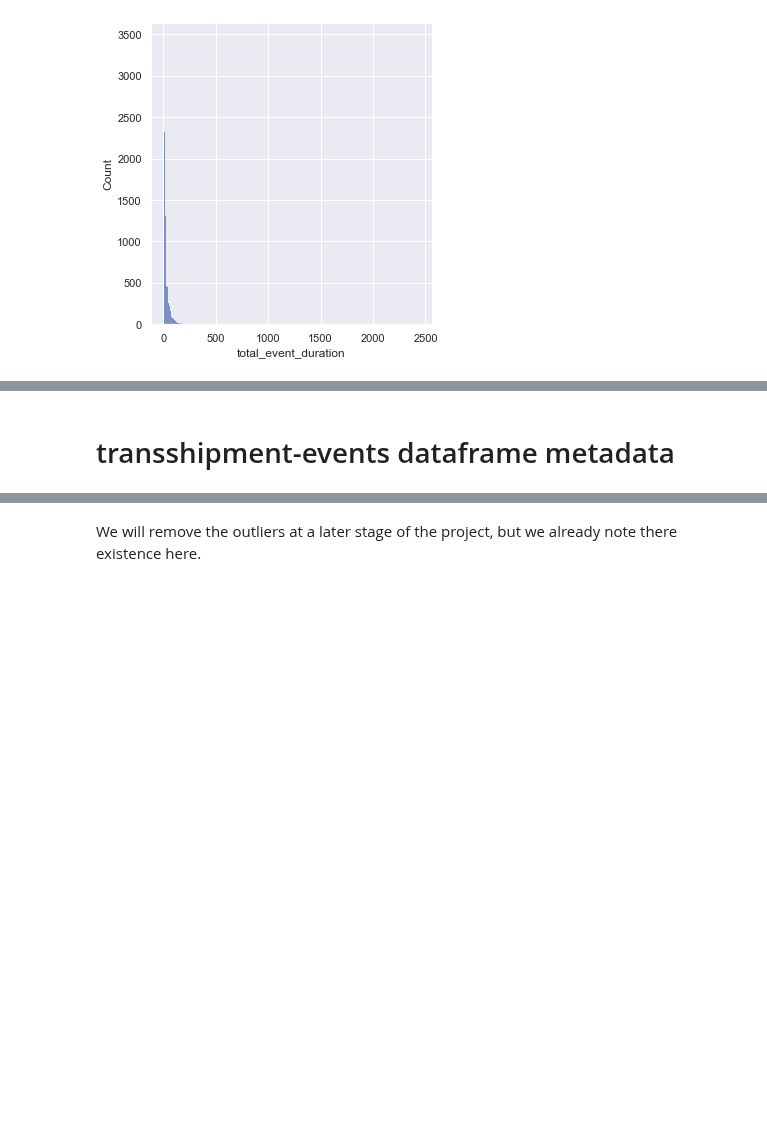
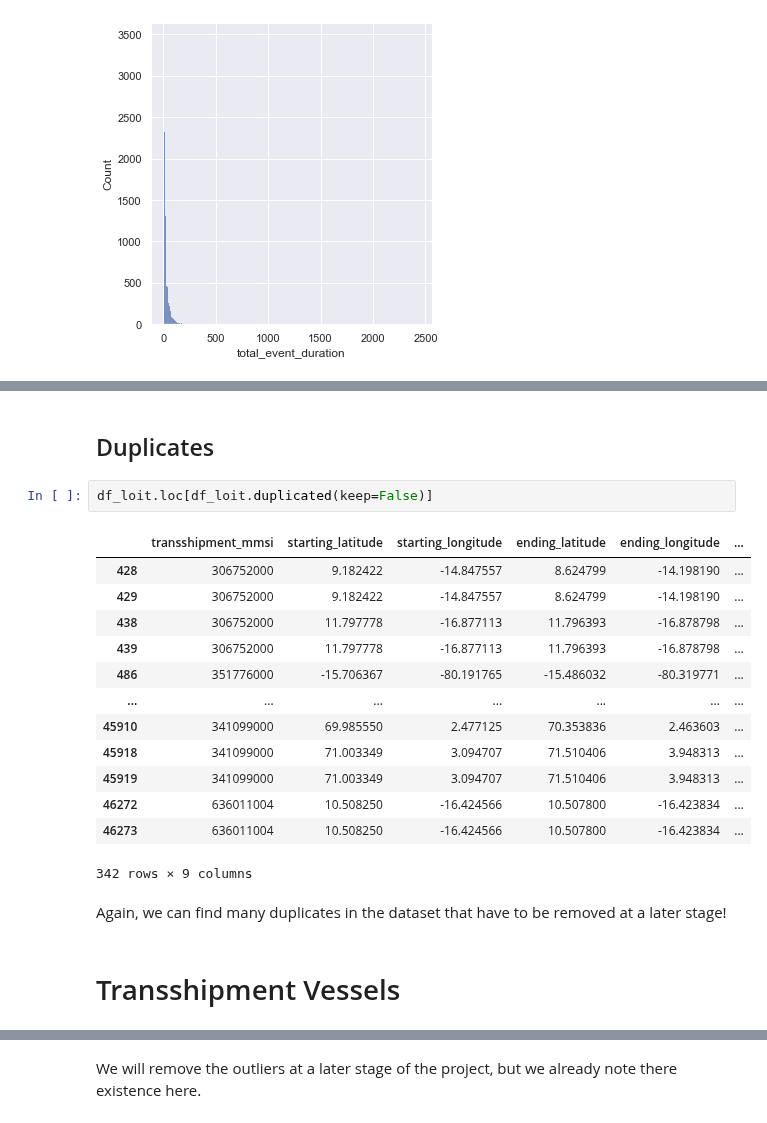
Before and after one commit to neuhart/Doing_DataScience_SS22, a Jupyter notebook: EDA.ipynb, the cells around one changed output, grey strips where cells are left out. Cells and saved outputs as stored; diff of their text form; blank space fills up the shorter version.

```diff
--- a/EDA.ipynb
+++ b/EDA.ipynb
@@ -172,4 +197,24 @@ print('which corresponds to {:.3f}% of the available data'.format(100 * df_loit.
 which corresponds to 1.005% of the available data
-# %% [markdown]
-# transshipment-events dataframe metadata
+# %% [markdown]
+## Duplicates
+# %%
+df_loit.loc[df_loit.duplicated(keep=False)]
+# %% [output]
+|  | transshipment_mmsi | starting_latitude | starting_longitude | ending_latitude | ending_longitude | ... |
+| 428 | 306752000 | 9.182422 | -14.847557 | 8.624799 | -14.198190 | ... |
+| 429 | 306752000 | 9.182422 | -14.847557 | 8.624799 | -14.198190 | ... |
+| 438 | 306752000 | 11.797778 | -16.877113 | 11.796393 | -16.878798 | ... |
+| 439 | 306752000 | 11.797778 | -16.877113 | 11.796393 | -16.878798 | ... |
+| 486 | 351776000 | -15.706367 | -80.191765 | -15.486032 | -80.319771 | ... |
+| ... | ... | ... | ... | ... | ... | ... |
+| 45910 | 341099000 | 69.985550 | 2.477125 | 70.353836 | 2.463603 | ... |
+| 45918 | 341099000 | 71.003349 | 3.094707 | 71.510406 | 3.948313 | ... |
+| 45919 | 341099000 | 71.003349 | 3.094707 | 71.510406 | 3.948313 | ... |
+| 46272 | 636011004 | 10.508250 | -16.424566 | 10.507800 | -16.423834 | ... |
+| 46273 | 636011004 | 10.508250 | -16.424566 | 10.507800 | -16.423834 | ... |
+342 rows × 9 columns
+# %% [markdown]
+Again, we can find many duplicates in the dataset that have to be removed at a later stage!
+# %% [markdown]
+# Transshipment Vessels
 # %%
```
Also changed, not shown: parts of 21 cells of this notebook.
